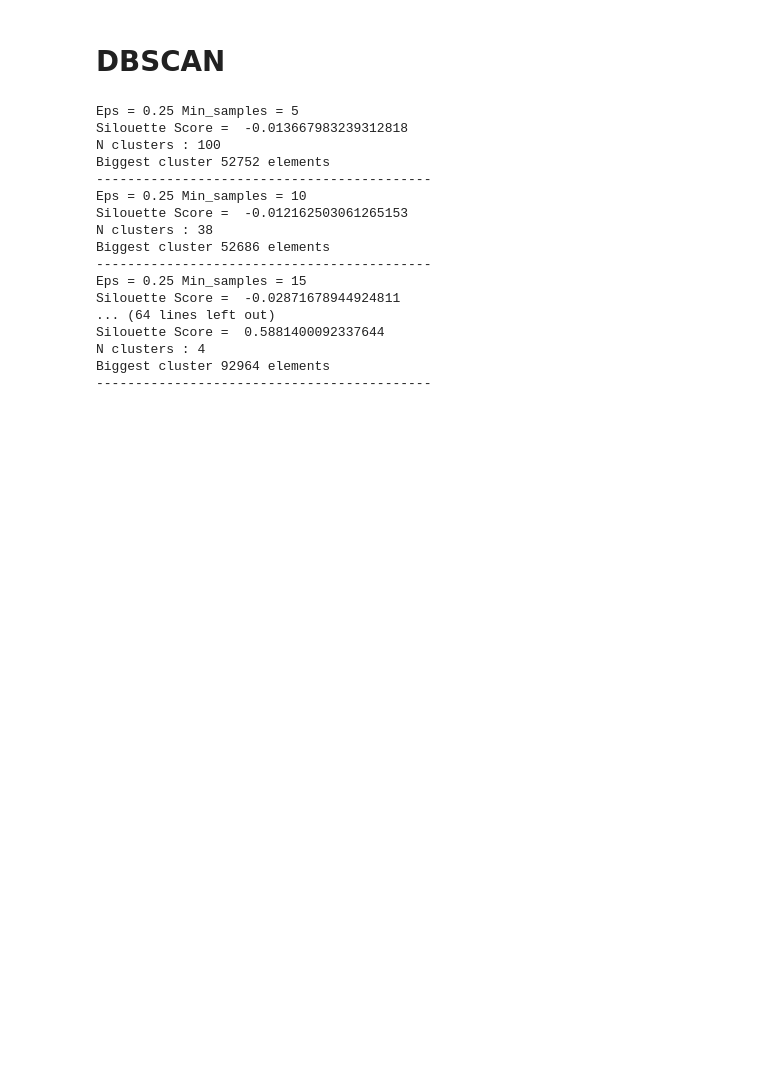
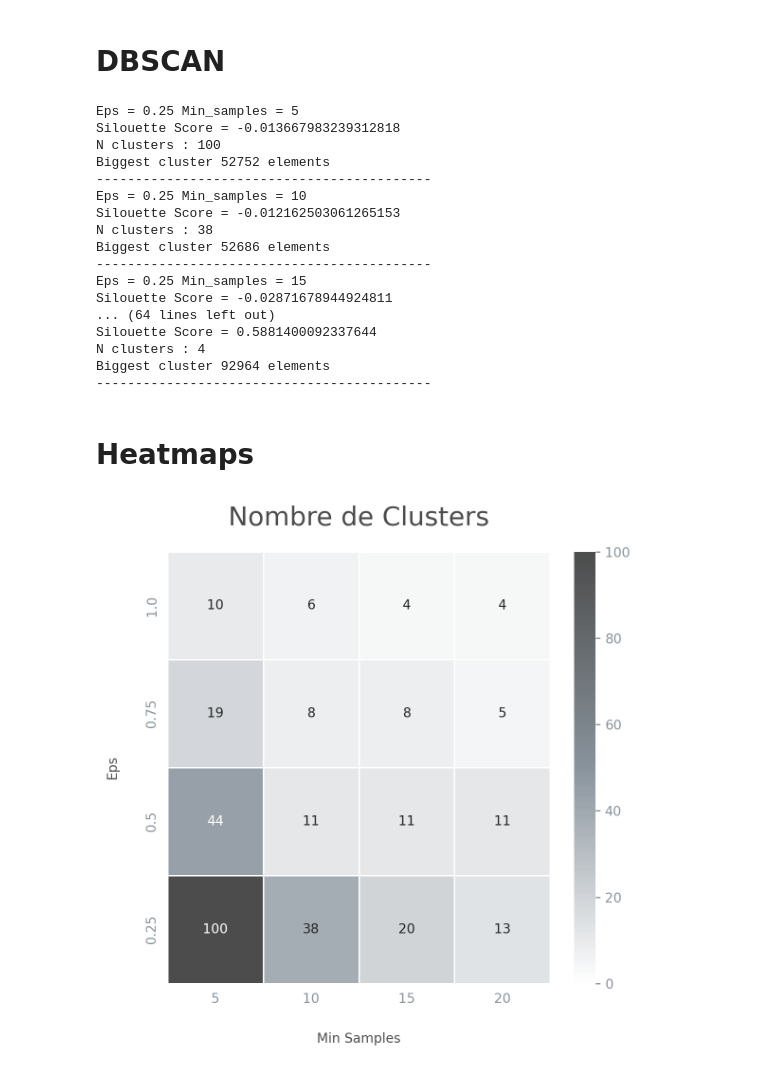
Before and after one commit to vicmcl/e-commerce, a Jupyter notebook: notebook_essais.ipynb, the cells around one changed output. Drawn from its saved outputs; the diff is of its cells as text; code cells hidden in the pictures; blank space fills up the shorter version.

```diff
--- a/notebook_essais.ipynb
+++ b/notebook_essais.ipynb
@@ -157,6 +191,7 @@ plt.tight_layout()
 # %% [markdown]
 # DBSCAN
 # %%
+# List of all the values taken by the params
 param_grid = {
     'eps': [0.25, 0.5, 0.75, 1.0],
     'min_samples': [5, 10, 15, 20]
@@ -165,7 +200,7 @@ param_grid = {
 models_dbscan = dict()  # Dict to keep track of all the DBSCAN models
 scores = dict()         # Dict to keep track of all the silhouette scores
 
-# Every combination of (eps, min_samples) is tested
+# Test every combination of (eps, min_samples)
 for (eps, min_samples) in list(
     product(param_grid['eps'], param_grid['min_samples'])
 ):
@@ -175,10 +210,10 @@ for (eps, min_samples) in list(
 
     # Create the clusters and calculate the corresponding silhouette score
     df[f'dbscan_eps_{eps}_ms_{min_samples}'] = dbscan.fit_predict(features)
-    score = silhouette_score(features, df[f'dbscan_eps_{eps}_ms_{min_samples}'])
-
-    scores[(eps, min_samples)] = score
-    models_dbscan[(eps, min_samples)] = dbscan
+    score = silhouette_score(
+        features,
+        df[f'dbscan_eps_{eps}_ms_{min_samples}']
+    )
 
     # Verbose
     print("Eps =", eps, "Min_samples =", min_samples)
@@ -211,3 +246,34 @@ Silouette Score =  0.5881400092337644
 N clusters : 4
 Biggest cluster 92964 elements
 -------------------------------------------
+# %% [markdown]
+# Heatmaps
+# %%
+# Heatmap n clusters
+plt.figure(figsize=(6, 6))
+
+# Custom gradient
+colors = ['#FFFFFF', '#89939C', "#4C4C4C"]
+cmap = LinearSegmentedColormap.from_list('custom', colors)
+
+data_hm = pd.DataFrame()
+
+for (eps, min_sample), val in models_dbscan.items():
+    data_hm.loc[eps, min_sample] = len(np.unique(val.labels_))
+
+data_hm = data_hm.iloc[::-1].astype(int)
+sns.heatmap(
+    data_hm,
+    cmap=cmap,
+    annot=True,
+    linewidths=0.5,
+    vmin=0,
+    linecolor='white',
+    fmt="d"
+)
+plt.xlabel("Min Samples")
+plt.ylabel("Eps")
+plt.title("Nombre de Clusters")
+plt.tight_layout()
+# %% [output]
+[figure, added]
```
Also changed, not shown: parts of 11 cells of this notebook.
